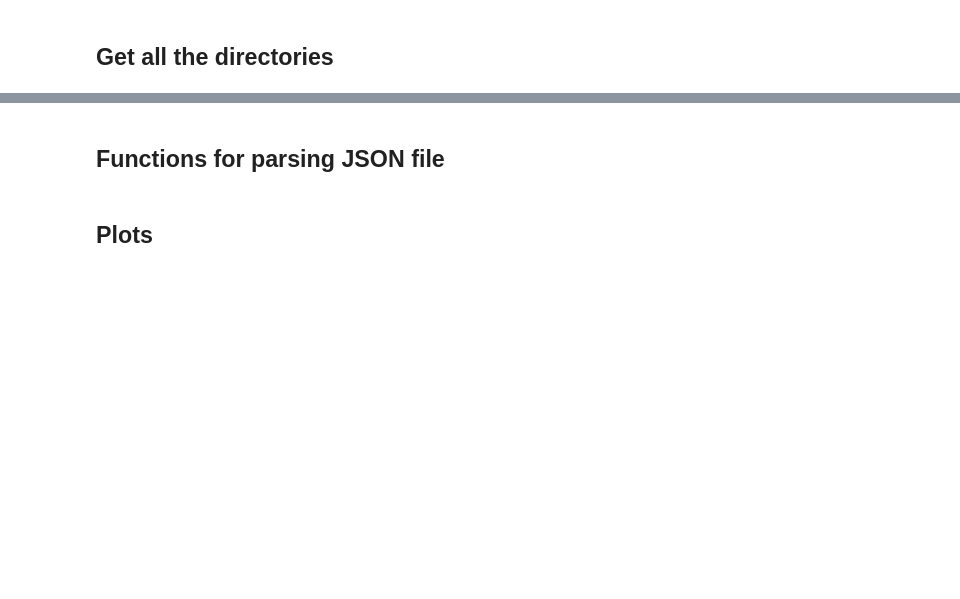
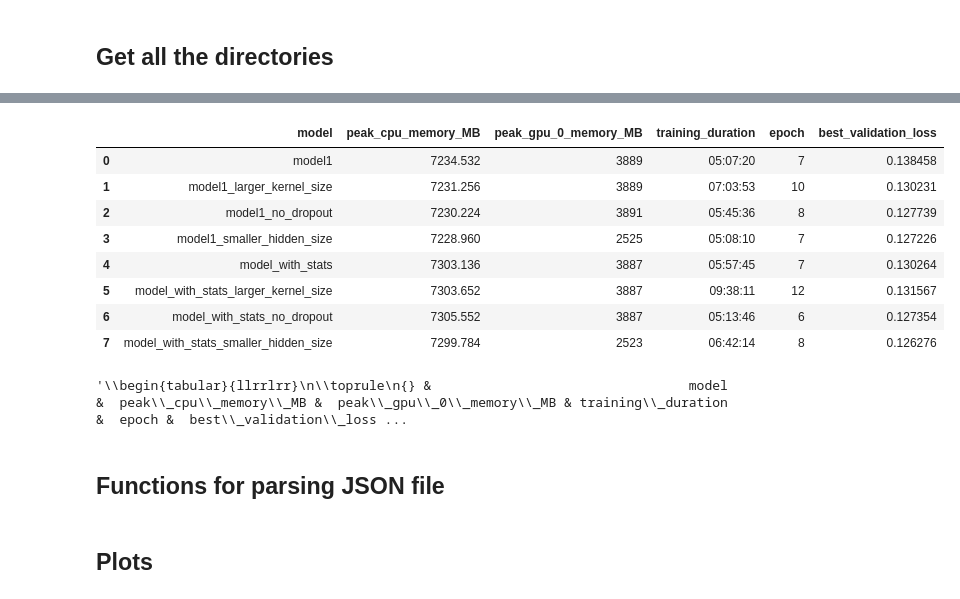
Before and after one commit to ShawnLYU/A-Hybrid-Approach-of-Insincere-Questions-Detection, a Jupyter notebook: jinny/loss_plots.ipynb, the cells around one changed output, grey strips where cells are left out. Cells and saved outputs as stored; diff of their text form; code cells hidden in the pictures; blank space fills up the shorter version.

```diff
--- a/jinny/loss_plots.ipynb
+++ b/jinny/loss_plots.ipynb
@@ -17,3 +17,20 @@ print(subdirs)
+# %%
+metrics_df = get_metrics(subdirs)
+metrics_df
+# %% [output]
+|  | model | peak_cpu_memory_MB | peak_gpu_0_memory_MB | training_duration | epoch | best_validation_loss |
+| 0 | model1 | 7234.532 | 3889 | 05:07:20 | 7 | 0.138458 |
+| 1 | model1_larger_kernel_size | 7231.256 | 3889 | 07:03:53 | 10 | 0.130231 |
+| 2 | model1_no_dropout | 7230.224 | 3891 | 05:45:36 | 8 | 0.127739 |
+| 3 | model1_smaller_hidden_size | 7228.960 | 2525 | 05:08:10 | 7 | 0.127226 |
+| 4 | model_with_stats | 7303.136 | 3887 | 05:57:45 | 7 | 0.130264 |
+| 5 | model_with_stats_larger_kernel_size | 7303.652 | 3887 | 09:38:11 | 12 | 0.131567 |
+| 6 | model_with_stats_no_dropout | 7305.552 | 3887 | 05:13:46 | 6 | 0.127354 |
+| 7 | model_with_stats_smaller_hidden_size | 7299.784 | 2523 | 06:42:14 | 8 | 0.126276 |
+# %%
+metrics_df.to_latex()
+# %% [output]
+'\\begin{tabular}{llrrlrr}\n\\toprule\n{} &                                 model &  peak\\_cpu\\_memory\\_MB &  peak\\_gpu\\_0\\_memory\\_MB & training\\_duration &  epoch &  best\\_validation\\_loss ...
 # %% [markdown]
 ## Functions for parsing JSON file
 # %%
```
Also changed, not shown: parts of 12 cells of this notebook, 5 other files.
